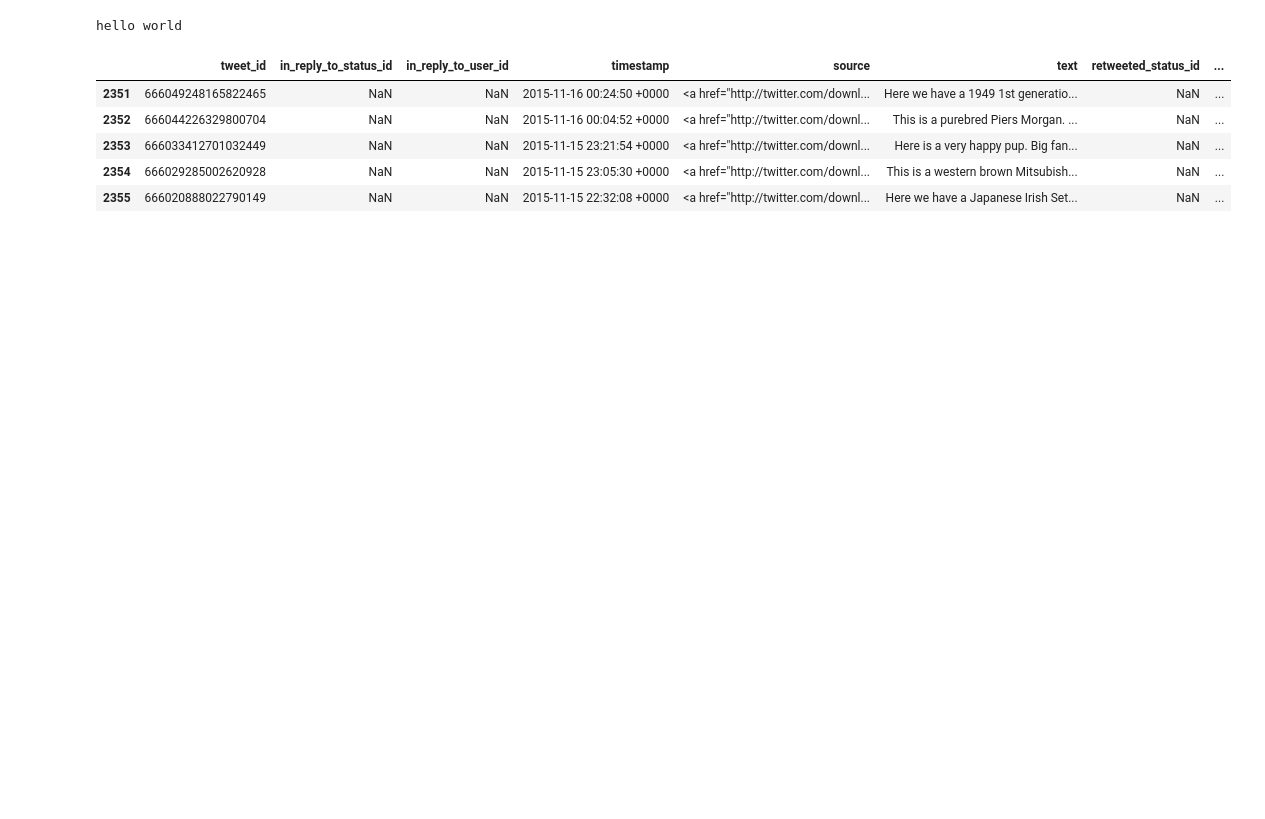
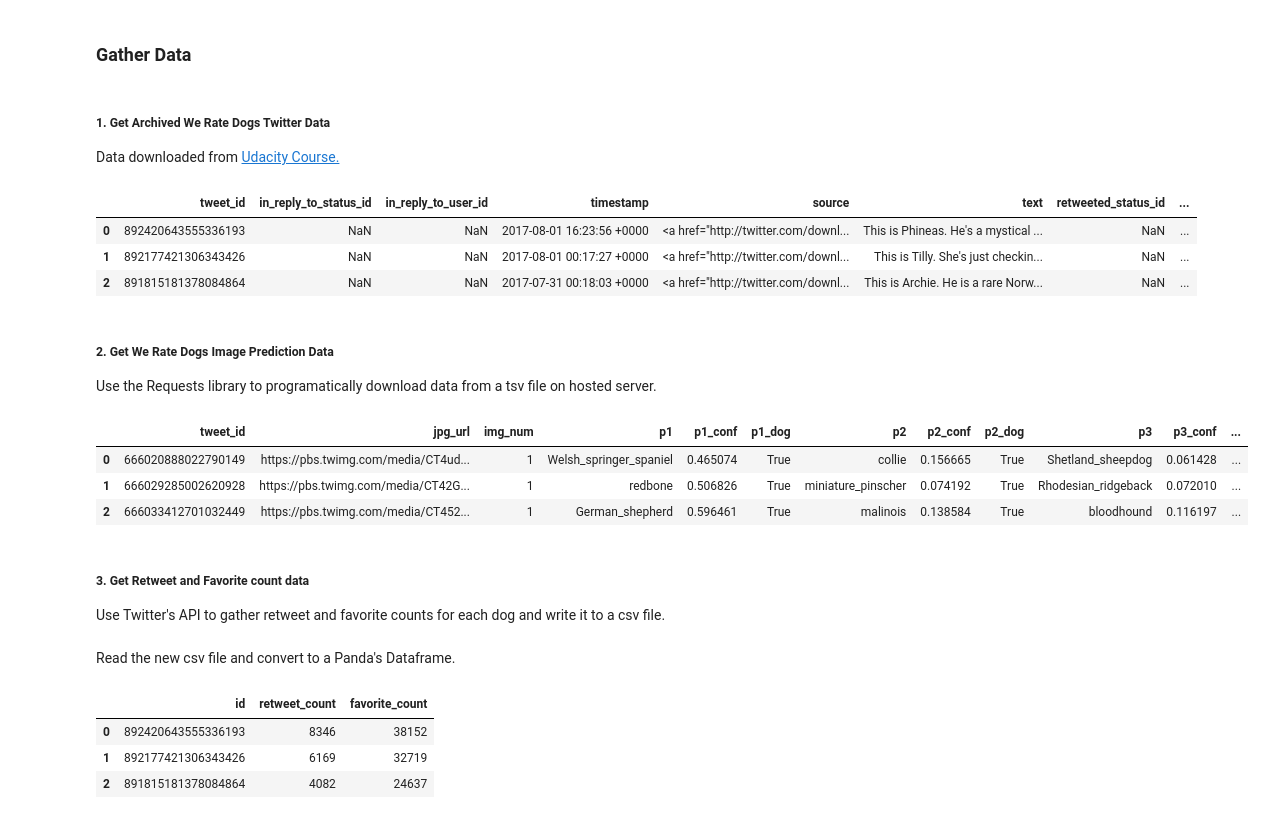
Before and after one commit to DataWranglerRyan/DAND-T2-P3-Data-Wrangle-WeRateDogs, a Jupyter notebook: notebooks/wrangle_act.ipynb, the cells around one changed output. Saved outputs shown, nothing was run; the diff lists cells and outputs as text; code cells hidden in the pictures; blank space fills up the shorter version.

```diff
--- a/notebooks/wrangle_act.ipynb
+++ b/notebooks/wrangle_act.ipynb
@@ -10,14 +14,30 @@ if module_path not in sys.path:
 # %%
 # Custom Packages
 from models.we_rate_dogs_data_puller import WeRateDogsDataPuller
+# %% [markdown]
+### Gather Data
+# %% [markdown]
+##### 1. Get Archived We Rate Dogs Twitter Data
+Data downloaded from [Udacity Course.](https://d17h27t6h515a5.cloudfront.net/topher/2017/August/59a4e958_twitter-archive-enhanced/twitter-archive-enhanced.csv)
 # %%
 dogs = WeRateDogsDataPuller()
-dogs.get_archive_data().tail()
-# %% [output]
-hello world
-|  | tweet_id | in_reply_to_status_id | in_reply_to_user_id | timestamp | source | text | retweeted_status_id | ... |
-| 2351 | 666049248165822465 | NaN | NaN | 2015-11-16 00:24:50 +0000 | <a href="http://twitter.com/downl... | Here we have a 1949 1st generatio... | NaN | ... |
-| 2352 | 666044226329800704 | NaN | NaN | 2015-11-16 00:04:52 +0000 | <a href="http://twitter.com/downl... | This is a purebred Piers Morgan. ... | NaN | ... |
-| 2353 | 666033412701032449 | NaN | NaN | 2015-11-15 23:21:54 +0000 | <a href="http://twitter.com/downl... | Here is a very happy pup. Big fan... | NaN | ... |
-| 2354 | 666029285002620928 | NaN | NaN | 2015-11-15 23:05:30 +0000 | <a href="http://twitter.com/downl... | This is a western brown Mitsubish... | NaN | ... |
-| 2355 | 666020888022790149 | NaN | NaN | 2015-11-15 22:32:08 +0000 | <a href="http://twitter.com/downl... | Here we have a Japanese Irish Set... | NaN | ... |
+# %%
+dogs.get_archive_data().head(3)
+# %% [output]
+|  | tweet_id | in_reply_to_status_id | in_reply_to_user_id | timestamp | source | text | retweeted_status_id | ... |
+| 0 | 892420643555336193 | NaN | NaN | 2017-08-01 16:23:56 +0000 | <a href="http://twitter.com/downl... | This is Phineas. He's a mystical ... | NaN | ... |
+| 1 | 892177421306343426 | NaN | NaN | 2017-08-01 00:17:27 +0000 | <a href="http://twitter.com/downl... | This is Tilly. She's just checkin... | NaN | ... |
+| 2 | 891815181378084864 | NaN | NaN | 2017-07-31 00:18:03 +0000 | <a href="http://twitter.com/downl... | This is Archie. He is a rare Norw... | NaN | ... |
+# %% [markdown]
+##### 2. Get We Rate Dogs Image Prediction Data
+Use the Requests library to programatically download data from a tsv file on hosted server.
+# %%
+dogs.get_image_data().head(3)
+# %% [output]
+|  | tweet_id | jpg_url | img_num | p1 | p1_conf | p1_dog | p2 | p2_conf | p2_dog | p3 | p3_conf | ... |
+| 0 | 666020888022790149 | https://pbs.twimg.com/media/CT4ud... | 1 | Welsh_springer_spaniel | 0.465074 | True | collie | 0.156665 | True | Shetland_sheepdog | 0.061428 | ... |
+| 1 | 666029285002620928 | https://pbs.twimg.com/media/CT42G... | 1 | redbone | 0.506826 | True | miniature_pinscher | 0.074192 | True | Rhodesian_ridgeback | 0.072010 | ... |
+| 2 | 666033412701032449 | https://pbs.twimg.com/media/CT452... | 1 | German_shepherd | 0.596461 | True | malinois | 0.138584 | True | bloodhound | 0.116197 | ... |
+# %% [markdown]
+##### 3. Get Retweet and Favorite count data
+Use Twitter's API to gather retweet and favorite counts for each dog and write it to a csv file.
@@ -23,0 +46,9 @@ hello world
+# %% [markdown]
+Read the new csv file and convert to a Panda's Dataframe.
+# %%
+dogs.get_twitter_data_as_df().head(3)
+# %% [output]
+|  | id | retweet_count | favorite_count |
+| 0 | 892420643555336193 | 8346 | 38152 |
+| 1 | 892177421306343426 | 6169 | 32719 |
+| 2 | 891815181378084864 | 4082 | 24637 |
```
Also changed, not shown: parts of 88 cells of this notebook, 11 other files.
